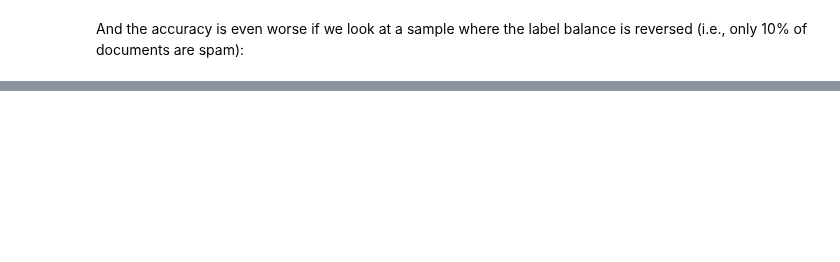
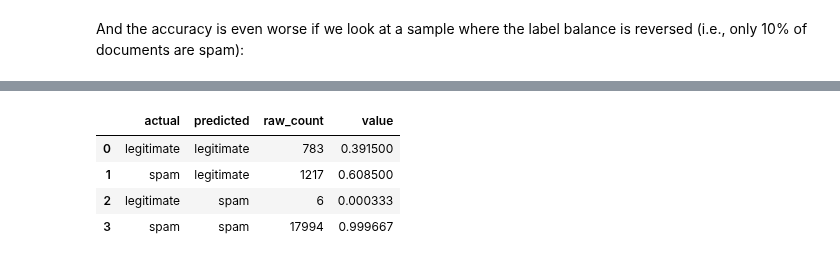
Before and after one commit to willb/openshift-ml-workflows-workshop, a Jupyter notebook: 02-evaluating-models.ipynb, the cells around one changed output, grey strips where cells are left out. Saved outputs shown, nothing was run; the diff lists cells and outputs as text; code cells hidden in the pictures; blank space fills up the shorter version.

```diff
--- a/02-evaluating-models.ipynb
+++ b/02-evaluating-models.ipynb
@@ -226,0 +241,8 @@ The proportions between these quantities can provide interesting metrics.  For e
+# %%
+df
+# %% [output]
+|  | actual | predicted | raw_count | value |
+| 0 | legitimate | legitimate | 783 | 0.391500 |
+| 1 | spam | legitimate | 1217 | 0.608500 |
+| 2 | legitimate | spam | 6 | 0.000333 |
+| 3 | spam | spam | 17994 | 0.999667 |
```
Also changed, not shown: parts of 11 cells of this notebook.
